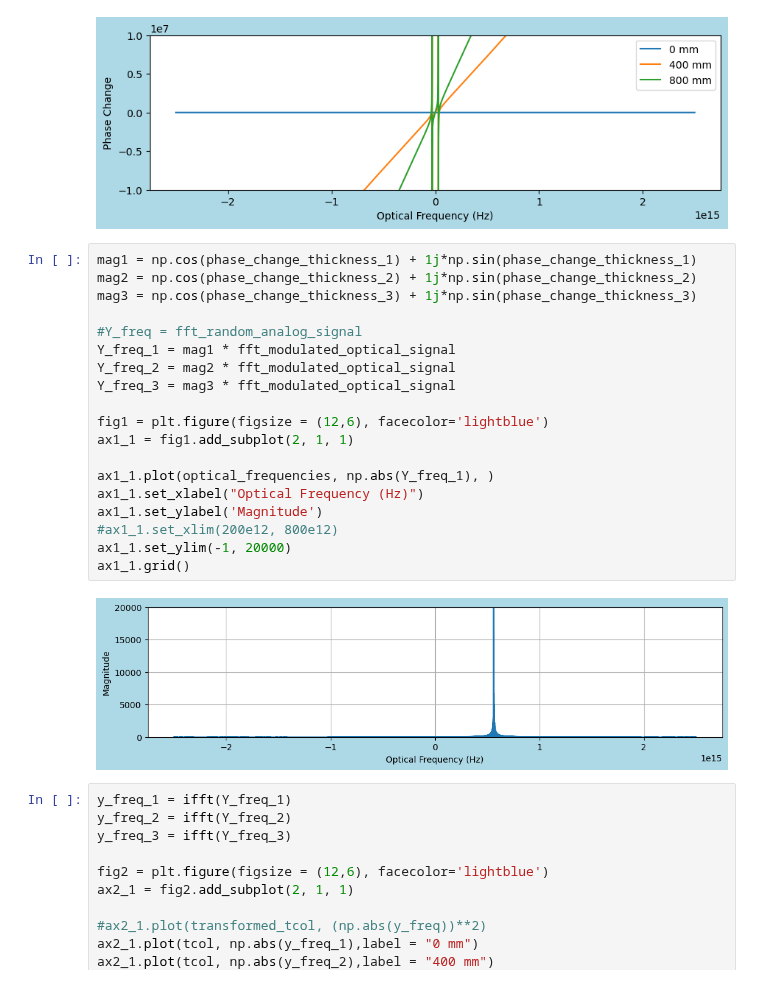
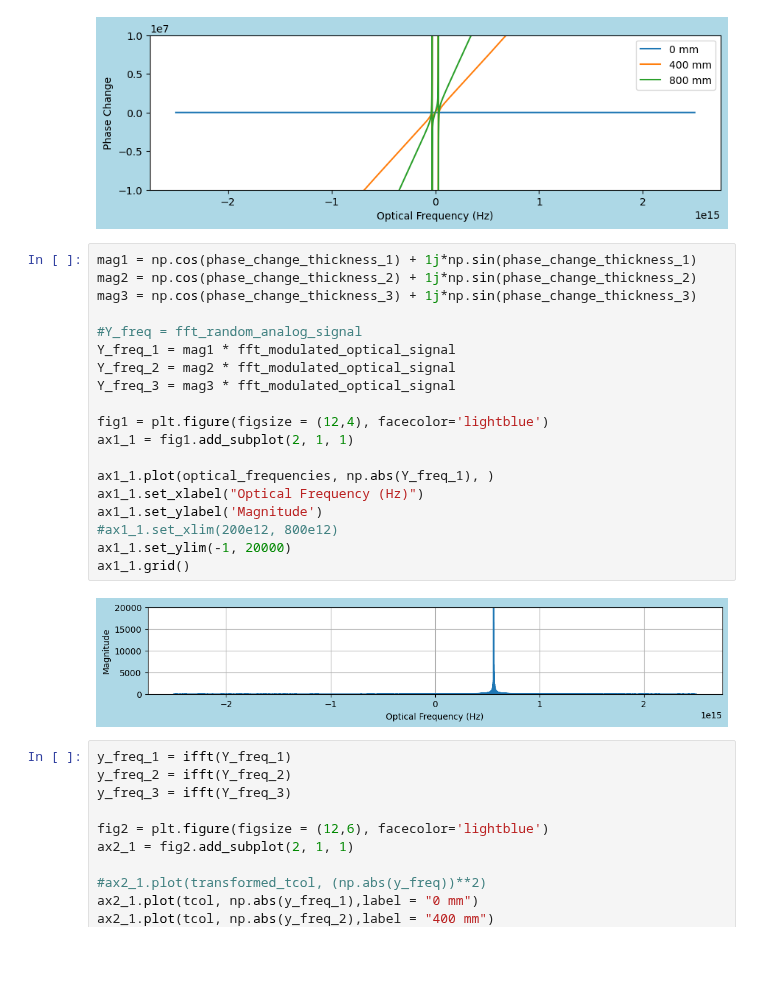
Before and after one commit to tacticstactics/Optical-pulse-broadening, a Jupyter notebook: optical_pulse_broadening_optical_filter.ipynb, the cells around one changed output. Saved outputs shown, nothing was run; the diff lists cells and outputs as text; blank space fills up the shorter version.

```diff
--- a/optical_pulse_broadening_optical_filter.ipynb
+++ b/optical_pulse_broadening_optical_filter.ipynb
@@ -668,24 +668,24 @@ ax2_1.legend()
 # %%
 mag1 = np.cos(phase_change_thickness_1) + 1j*np.sin(phase_change_thickness_1)
 mag2 = np.cos(phase_change_thickness_2) + 1j*np.sin(phase_change_thickness_2)
 mag3 = np.cos(phase_change_thickness_3) + 1j*np.sin(phase_change_thickness_3)
 
 #Y_freq = fft_random_analog_signal
 Y_freq_1 = mag1 * fft_modulated_optical_signal
 Y_freq_2 = mag2 * fft_modulated_optical_signal
 Y_freq_3 = mag3 * fft_modulated_optical_signal
 
-fig1 = plt.figure(figsize = (12,6), facecolor='lightblue')
+fig1 = plt.figure(figsize = (12,4), facecolor='lightblue')
 ax1_1 = fig1.add_subplot(2, 1, 1)
 
 ax1_1.plot(optical_frequencies, np.abs(Y_freq_1), )
 ax1_1.set_xlabel("Optical Frequency (Hz)")
 ax1_1.set_ylabel('Magnitude')
 #ax1_1.set_xlim(200e12, 800e12)
 ax1_1.set_ylim(-1, 20000)
 ax1_1.grid()
 # %% [output]
-[figure, old version]
+[figure, new version]
 # %%
 y_freq_1 = ifft(Y_freq_1)
 y_freq_2 = ifft(Y_freq_2)
```
Also changed, not shown: parts of 3 cells of this notebook, 1 other file.
